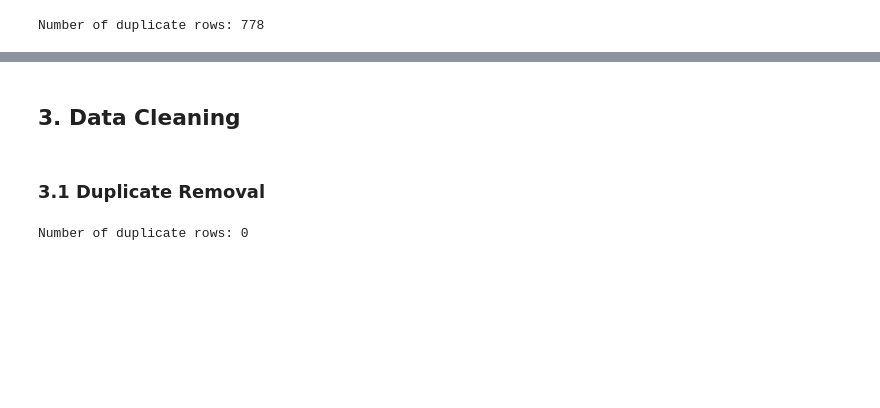
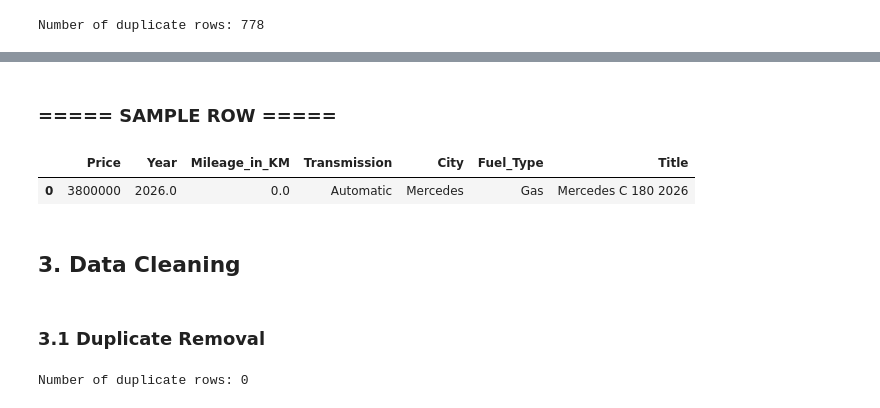
Before and after one commit to AI-0o0/AlexU_DSM_FinalProject, a Jupyter notebook: DataScienceMethodology_Fall2025_Final.ipynb, the cells around one changed output, grey strips where cells are left out. Cells and saved outputs as stored; diff of their text form; code cells hidden in the pictures; blank space fills up the shorter version.

```diff
--- a/DataScienceMethodology_Fall2025_Final.ipynb
+++ b/DataScienceMethodology_Fall2025_Final.ipynb
@@ -259,3 +375,10 @@ dtype: int64
+# %% [markdown]
+### ===== SAMPLE ROW =====
+# %%
+df.head(1)
+# %% [output]
+|  | Price | Year | Mileage_in_KM | Transmission | City | Fuel_Type | Title |
+| 0 | 3800000 | 2026.0 | 0.0 | Automatic | Mercedes | Gas | Mercedes C 180 2026 |
 # %% [markdown]
 ## 3. Data Cleaning
 # %% [markdown]
```
Also changed, not shown: parts of 23 cells of this notebook.
